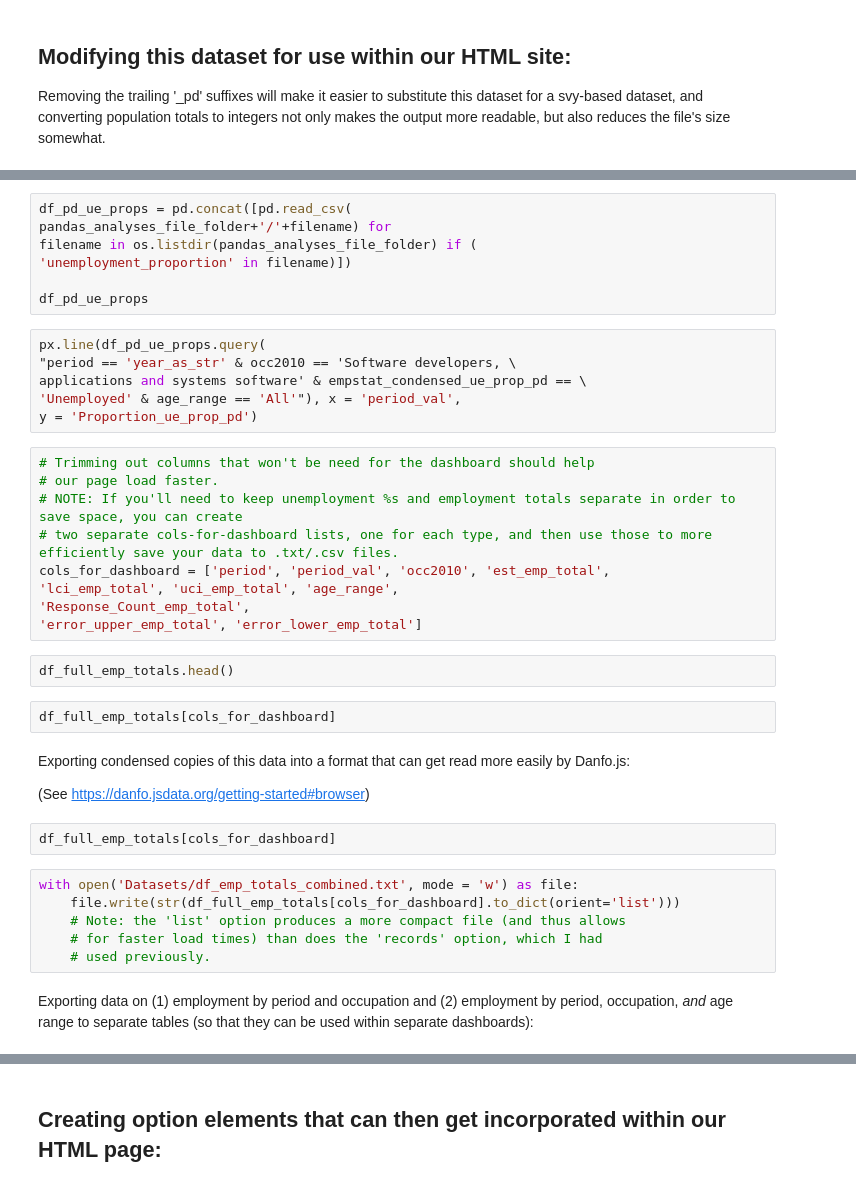
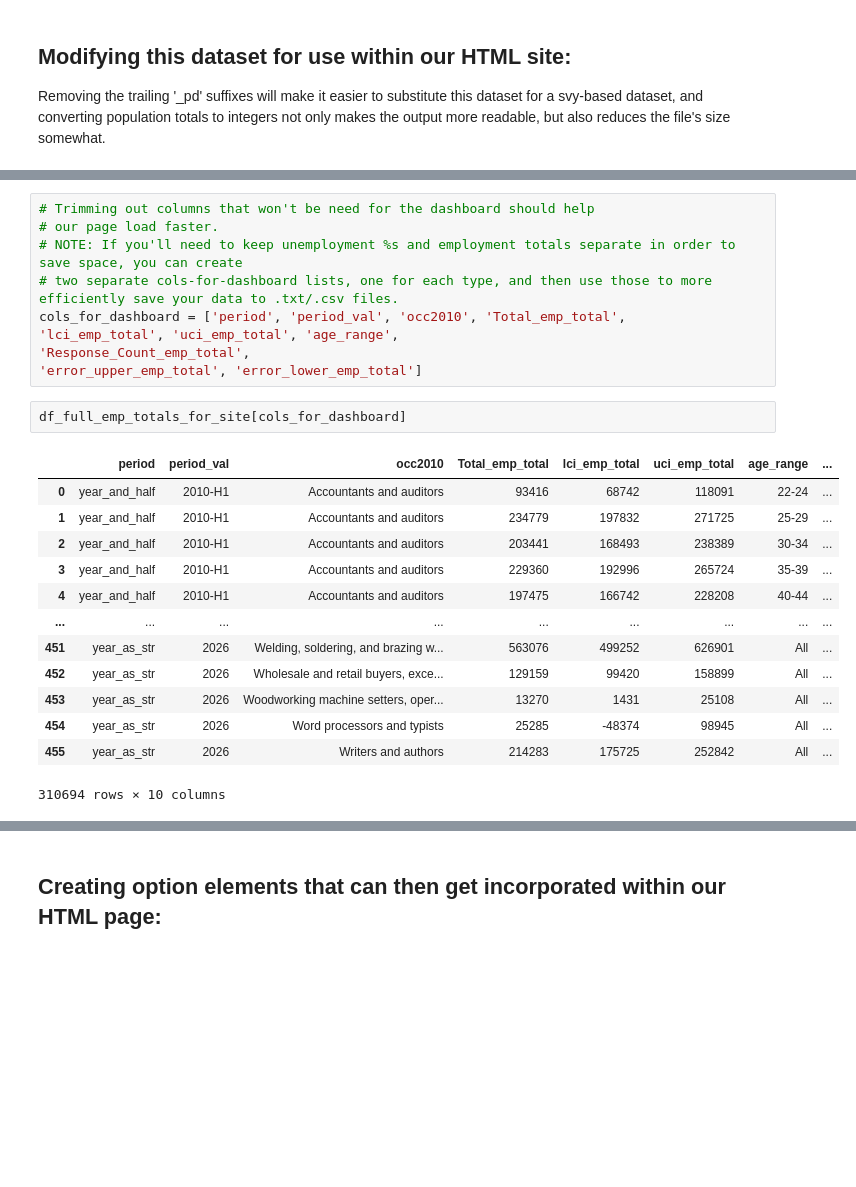
Before and after one commit to kburchfiel/employment_trends, a Jupyter notebook: employment_trends.ipynb, the cells around one changed output, grey strips where cells are left out. Cells and saved outputs as stored; diff of their text form; blank space fills up the shorter version.

```diff
--- a/employment_trends.ipynb
+++ b/employment_trends.ipynb
@@ -1082,40 +1699,25 @@ df_syv_pd_emp_comparison['svy_pd_emp_total_diff'].max()
-# %%
-df_pd_ue_props = pd.concat([pd.read_csv(
-pandas_analyses_file_folder+'/'+filename) for
-filename in os.listdir(pandas_analyses_file_folder) if (
-'unemployment_proportion' in filename)])
-
-df_pd_ue_props
-# %%
-px.line(df_pd_ue_props.query(
-"period == 'year_as_str' & occ2010 == 'Software developers, \
-applications and systems software' & empstat_condensed_ue_prop_pd == \
-'Unemployed' & age_range == 'All'"), x = 'period_val',
-y = 'Proportion_ue_prop_pd')
 # %%
 # Trimming out columns that won't be need for the dashboard should help
 # our page load faster.
 # NOTE: If you'll need to keep unemployment %s and employment totals separate in order to save space, you can create
 # two separate cols-for-dashboard lists, one for each type, and then use those to more efficiently save your data to .txt/.csv files.
-cols_for_dashboard = ['period', 'period_val', 'occ2010', 'est_emp_total',
+cols_for_dashboard = ['period', 'period_val', 'occ2010', 'Total_emp_total',
 'lci_emp_total', 'uci_emp_total', 'age_range',
 'Response_Count_emp_total',
 'error_upper_emp_total', 'error_lower_emp_total']
-# %%
-df_full_emp_totals.head()
 # %%
-df_full_emp_totals[cols_for_dashboard]
+df_full_emp_totals_for_site[cols_for_dashboard]
+# %% [output]
+|  | period | period_val | occ2010 | Total_emp_total | lci_emp_total | uci_emp_total | age_range | ... |
+| 0 | year_and_half | 2010-H1 | Accountants and auditors | 93416 | 68742 | 118091 | 22-24 | ... |
+| 1 | year_and_half | 2010-H1 | Accountants and auditors | 234779 | 197832 | 271725 | 25-29 | ... |
+| 2 | year_and_half | 2010-H1 | Accountants and auditors | 203441 | 168493 | 238389 | 30-34 | ... |
+| 3 | year_and_half | 2010-H1 | Accountants and auditors | 229360 | 192996 | 265724 | 35-39 | ... |
+| 4 | year_and_half | 2010-H1 | Accountants and auditors | 197475 | 166742 | 228208 | 40-44 | ... |
+| ... | ... | ... | ... | ... | ... | ... | ... | ... |
+| 451 | year_as_str | 2026 | Welding, soldering, and brazing w... | 563076 | 499252 | 626901 | All | ... |
+| 452 | year_as_str | 2026 | Wholesale and retail buyers, exce... | 129159 | 99420 | 158899 | All | ... |
+| 453 | year_as_str | 2026 | Woodworking machine setters, oper... | 13270 | 1431 | 25108 | All | ... |
+| 454 | year_as_str | 2026 | Word processors and typists | 25285 | -48374 | 98945 | All | ... |
+| 455 | year_as_str | 2026 | Writers and authors | 214283 | 175725 | 252842 | All | ... |
+310694 rows × 10 columns
-# %% [markdown]
-Exporting condensed copies of this data into a format that can get read more easily by Danfo.js:
-
-(See https://danfo.jsdata.org/getting-started#browser)
-# %%
-df_full_emp_totals[cols_for_dashboard]
-# %%
-with open('Datasets/df_emp_totals_combined.txt', mode = 'w') as file:
-    file.write(str(df_full_emp_totals[cols_for_dashboard].to_dict(orient='list')))
-    # Note: the 'list' option produces a more compact file (and thus allows
-    # for faster load times) than does the 'records' option, which I had
-    # used previously.
-# %% [markdown]
-Exporting data on (1) employment by period and occupation and (2) employment by period, occupation, *and* age range to separate tables (so that they can be used within separate dashboards):
```
Also changed, not shown: parts of 93 cells of this notebook, 2 other files.
